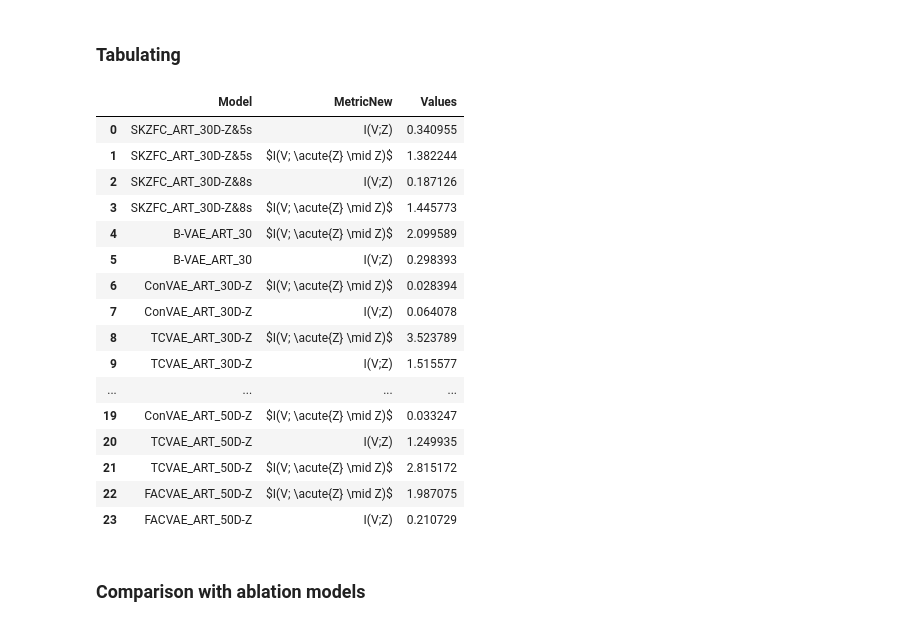
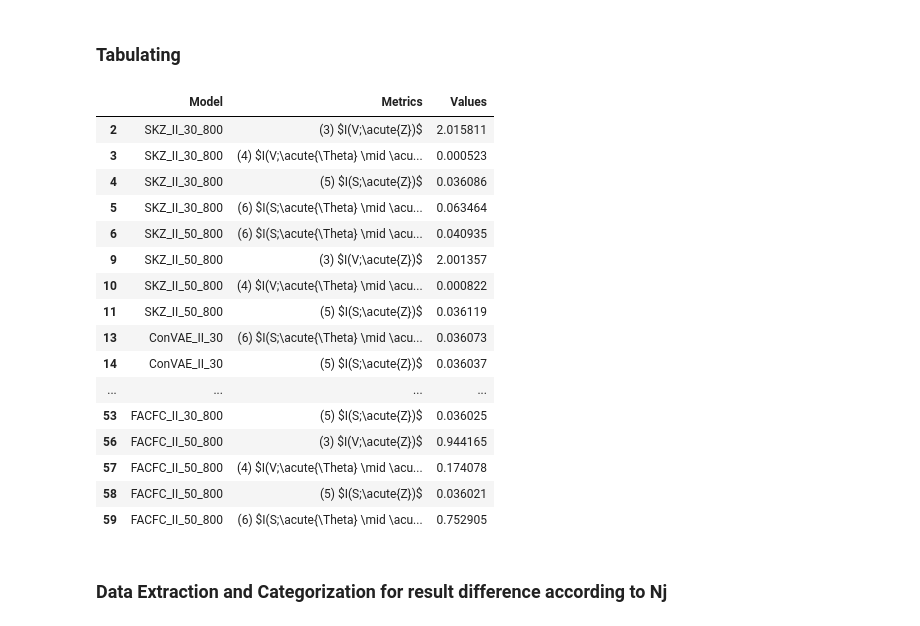
Before and after one commit to JunetaeKim/VABAM, a Jupyter notebook: VisualizationMetrics.ipynb, the cells around one changed output. Cells and saved outputs as stored; diff of their text form; code cells hidden in the pictures.

```diff
--- a/VisualizationMetrics.ipynb
+++ b/VisualizationMetrics.ipynb
@@ -56,20 +63,24 @@ MItableSet['Model'].unique(), MItableSet['Metrics'].unique()
 # %%
-ARTTabList = ['SKZFC_ART_30_500','SKZFC_ART_30_800', 'BaseVAE_ART_30', 'ConVAE_ART_30', 'TCVAE_ART_30', 'FACVAE_ART_30',
-               'SKZFC_ART_50_500','SKZFC_ART_50_800', 'BaseVAE_ART_50', 'ConVAE_ART_50', 'TCVAE_ART_50', 'FACVAE_ART_50']
+# Define lists of table names for ART and II categories
+ARTTabList = ['BaseVAE_ART_30',   'ConVAE_ART_30', 'SKZ_ART_30_500', 'SKZFC_ART_30_500', 'SKZFC_ART_30_800',   'TCVAE_ART_30', 'TCMIDKZFC_ART_30_500', 'TCMIDKZFC_ART_30_800',   'FACVAE_ART_30', 'FACFC_ART_30_500', 'FACFC_ART_30_800',
+              'BaseVAE_ART_50',   'ConVAE_ART_50', 'SKZ_ART_50_500', 'SKZFC_ART_50_500', 'SKZFC_ART_50_800',   'TCVAE_ART_50', 'TCMIDKZFC_ART_50_500', 'TCMIDKZFC_ART_50_800',   'FACVAE_ART_50', 'FACFC_ART_50_500', 'FACFC_ART_50_800']
 
-IITabList = ['SKZFC_II_30_500','SKZFC_II_30_800', 'BaseVAE_II_30', 'ConVAE_II_30', 'TCVAE_II_30', 'FACVAE_II_30',
-               'SKZFC_II_50_500','SKZFC_II_50_800', 'BaseVAE_II_50', 'ConVAE_II_50', 'TCVAE_II_50', 'FACVAE_II_50']
+IITabList = ['BaseVAE_II_30',   'ConVAE_II_30', 'SKZ_II_30_500', 'SKZFC_II_30_500', 'SKZFC_II_30_800',   'TCVAE_II_30', 'TCMIDKZFC_II_30_500', 'TCMIDKZFC_II_30_800',   'FACVAE_II_30', 'FACFC_II_30_500', 'FACFC_II_30_800',
+             'BaseVAE_II_50',   'ConVAE_II_50', 'SKZ_II_50_500', 'SKZFC_II_50_500', 'SKZFC_II_50_800',   'TCVAE_II_50', 'TCMIDKZFC_II_50_500', 'TCMIDKZFC_II_50_800',   'FACVAE_II_50', 'FACFC_II_50_500', 'FACFC_II_50_800']
 
+
+# Define a list of analytical metrics
 AnalMetricList = ['(1) I(V;Z)', '(2) $I(V; \\acute{Z} \\mid Z)$']
 
-
+# Initialize a dictionary for renaming models
 ModelRename = {}
 for model in MItableSet['Model'].unique():
+    # Create a new model name based on specific patterns in the model string
     if bool(re.search('_\d{3}', model)):
-        ModelRename[model] = model[:-6] + model[-6:-4] +'D-Z&' +  model[-3:-2] + 's'
+        ModelRename[model] = model[:-6] + model[-6:-4] + 'D-Z&' + model[-3:-2] + 's'
+    else:
+        ModelRename[model] = model[:-2] + model[-2:] + 'D-Z'
 
-    else:
-        ModelRename[model] =  model[:-2] + model[-2:]+'D-Z'
-
+    # Special renaming condition for models containing 'Base'
     if 'Base' in model:
         ModelRename[model] = 'B-' + model[4:]
@@ -198,30 +400,30 @@ plt.show()
 # %% [markdown]
 ### Tabulating
 # %%
-AnalMItableEval =  AnalMItableSet[['Model','MetricNew', 'Values']].groupby(['Model','MetricNew']).mean().reset_index().copy()
+AnalMItableEval =  AnalMItableSet.groupby(['Model','Metrics']).mean().reset_index().copy()
 AnalMItableEval['SortKey'] = AnalMItableEval['Model'].map(DictModelLabel)
 # Sort the DataFrame based on the sorting key
 AnalMItableEval = AnalMItableEval.sort_values(by='SortKey').reset_index(drop=True)
 # Now you can drop the 'SortKey' column if you don't need it anymore
 AnalMItableEval = AnalMItableEval.drop(columns=['SortKey'])
-AnalMItableEval
+AnalMItableEval[AnalMItableEval['Metrics'].isin(metrics_categories)]
 # %% [output]
-|  | Model | MetricNew | Values |
-| 0 | SKZFC_ART_30D-Z&5s | I(V;Z) | 0.340955 |
-| 1 | SKZFC_ART_30D-Z&5s | $I(V; \acute{Z} \mid Z)$ | 1.382244 |
-| 2 | SKZFC_ART_30D-Z&8s | I(V;Z) | 0.187126 |
-| 3 | SKZFC_ART_30D-Z&8s | $I(V; \acute{Z} \mid Z)$ | 1.445773 |
-| 4 | B-VAE_ART_30 | $I(V; \acute{Z} \mid Z)$ | 2.099589 |
-| 5 | B-VAE_ART_30 | I(V;Z) | 0.298393 |
-| 6 | ConVAE_ART_30D-Z | $I(V; \acute{Z} \mid Z)$ | 0.028394 |
-| 7 | ConVAE_ART_30D-Z | I(V;Z) | 0.064078 |
-| 8 | TCVAE_ART_30D-Z | $I(V; \acute{Z} \mid Z)$ | 3.523789 |
-| 9 | TCVAE_ART_30D-Z | I(V;Z) | 1.515577 |
+|  | Model | Metrics | Values |
+| 2 | SKZ_II_30_800 | (3) $I(V;\acute{Z})$ | 2.015811 |
+| 3 | SKZ_II_30_800 | (4) $I(V;\acute{\Theta} \mid \acu... | 0.000523 |
+| 4 | SKZ_II_30_800 | (5) $I(S;\acute{Z})$ | 0.036086 |
+| 5 | SKZ_II_30_800 | (6) $I(S;\acute{\Theta} \mid \acu... | 0.063464 |
+| 6 | SKZ_II_50_800 | (6) $I(S;\acute{\Theta} \mid \acu... | 0.040935 |
+| 9 | SKZ_II_50_800 | (3) $I(V;\acute{Z})$ | 2.001357 |
+| 10 | SKZ_II_50_800 | (4) $I(V;\acute{\Theta} \mid \acu... | 0.000822 |
+| 11 | SKZ_II_50_800 | (5) $I(S;\acute{Z})$ | 0.036119 |
+| 13 | ConVAE_II_30 | (6) $I(S;\acute{\Theta} \mid \acu... | 0.036073 |
+| 14 | ConVAE_II_30 | (5) $I(S;\acute{Z})$ | 0.036037 |
 | ... | ... | ... | ... |
-| 19 | ConVAE_ART_50D-Z | $I(V; \acute{Z} \mid Z)$ | 0.033247 |
-| 20 | TCVAE_ART_50D-Z | I(V;Z) | 1.249935 |
-| 21 | TCVAE_ART_50D-Z | $I(V; \acute{Z} \mid Z)$ | 2.815172 |
-| 22 | FACVAE_ART_50D-Z | $I(V; \acute{Z} \mid Z)$ | 1.987075 |
-| 23 | FACVAE_ART_50D-Z | I(V;Z) | 0.210729 |
+| 53 | FACFC_II_30_800 | (5) $I(S;\acute{Z})$ | 0.036025 |
+| 56 | FACFC_II_50_800 | (3) $I(V;\acute{Z})$ | 0.944165 |
+| 57 | FACFC_II_50_800 | (4) $I(V;\acute{\Theta} \mid \acu... | 0.174078 |
+| 58 | FACFC_II_50_800 | (5) $I(S;\acute{Z})$ | 0.036021 |
+| 59 | FACFC_II_50_800 | (6) $I(S;\acute{\Theta} \mid \acu... | 0.752905 |
-# %% [markdown]
-### Comparison with ablation models
+# %% [markdown]
+### Data Extraction and Categorization for result difference according to Nj
```
Also changed, not shown: parts of 38 cells of this notebook, 1 other file.
